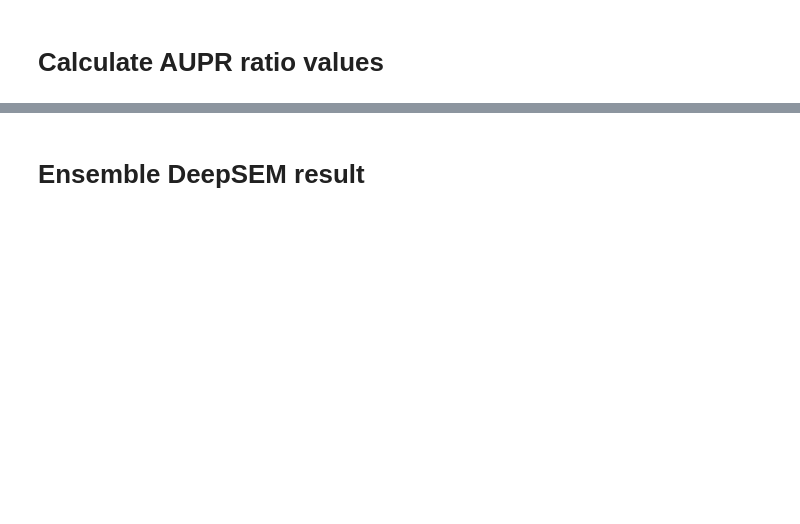
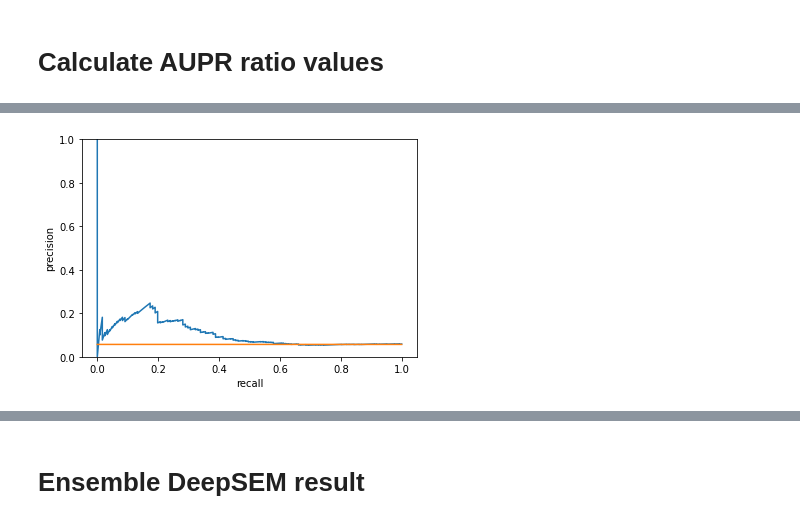
Before and after one commit to jelkhouryy/DeepSEM, a Jupyter notebook: tutorial/GRN_inference_tutorial.ipynb, the cells around one changed output, grey strips where cells are left out. Drawn from its saved outputs; the diff is of its cells as text; code cells hidden in the pictures; blank space fills up the shorter version.

```diff
--- a/tutorial/GRN_inference_tutorial.ipynb
+++ b/tutorial/GRN_inference_tutorial.ipynb
@@ -70,40 +105,58 @@ len(set(output[col1]+'|'+output[col2]) & label_set) / (len(label_set)**2/(len(TF
 # %% [markdown]
 # Calculate AUPR ratio values
 # %%
-from sklearn.metrics import average_precision_score, precision_recall_curve
-import numpy as np
-import pandas as pd
-output = pd.read_csv("out/GRN_inference_result.tsv",sep='\t')
-output['EdgeWeight'] = abs(output['EdgeWeight'])
-output = output.sort_values('EdgeWeight',ascending=False)
-label = pd.read_csv('../demo_data/GRN_inference/input/500_STRING_hESC/label.csv')
-#label = pd.read_csv("../demo_data/GRN_inference/input/500_ChIP-seq_hESC/label.csv")
-TFs = set(label['Gene1'])
-Genes = set(label['Gene1'])| set(label['Gene2'])
-print("number or target genes in output :", len(output['Target'].unique()))
-print("number or TFs in output :", len(output['TF'].unique()))
+def compute_prc(output, label):
+    output['EdgeWeight'] = abs(output['EdgeWeight'])
+    output = output.sort_values('EdgeWeight',ascending=False)
 
-output = output[output[col1].apply(lambda x: x in TFs)]
-output = output[output[col2].apply(lambda x: x in Genes)]
-label_set = set(label['Gene1']+'|'+label['Gene2'])
-preds,labels,randoms = [] ,[],[]
-res_d = {}
-l = []
-p= []
-for item in (output.to_dict('records')):
-        res_d[item[col1] + '|' + item[col2]] = item['EdgeWeight']
-for item in (set(label['Gene1'])):
-        for item2 in  set(label['Gene1'])| set(label['Gene2']):
-            if item+ '|' + item2 in label_set:
-                l.append(1)
-            else:
-                l.append(0)
-            if item + '|' + item2 in res_d:
-                p.append(res_d[item + '|' + item2])
-            else:
-                p.append(-1)
+    TFs = set(label['Gene1'])
+    Genes = set(label['Gene1'])| set(label['Gene2'])
+    #print("number or target genes in output :", len(output['Target'].unique()))
+    #print("number or TFs in output :", len(output['TF'].unique()))
+    col1 = "TF"
+    col2 = "Target"
+    output = output[output[col1].apply(lambda x: x in TFs)]
+    output = output[output[col2].apply(lambda x: x in Genes)]
+    label_set = set(label['Gene1']+'|'+label['Gene2'])
+    res_d = {}
+    l = []
+    p= []
+    for item in (output.to_dict('records')):
+            res_d[item[col1] + '|' + item[col2]] = item['EdgeWeight']
+    for item in (set(label['Gene1'])):
+            for item2 in  set(label['Gene1'])| set(label['Gene2']):
+                if item+ '|' + item2 in label_set:
+                    l.append(1)
+                else:
+                    l.append(0)
+                if item + '|' + item2 in res_d:
+                    p.append(res_d[item + '|' + item2])
+                else:
+                    p.append(-1)
+    score = average_precision_score(l,p)
+    precision, recall, thresholds = precision_recall_curve(l, p)
+    random_score = len(label)/len(TFs)/len(Genes)
+    return precision, recall, score, random_score
 
-print("AUPRC = ", average_precision_score(l,p))
-print(average_precision_score(l,p)/np.mean(l))
-precision, recall, thresholds = precision_recall_curve(l, p)
+
+label = pd.read_csv('../demo_data/GRN_inference/input/500_STRING_hESC/label2.csv', index_col = 0)
+# label = pd.read_csv("../demo_data/GRN_inference/input/500_ChIP-seq_hESC/label.csv")
+
+scores = []
+for i in range(1, 11):
+    output = pd.read_csv("out/run_{}/GRN_inference_result.tsv".format(i),sep='\t')
+    precision, recall, score, rd_score = compute_prc(output, label)
+    plt.plot(recall, precision)
+    plt.plot(recall, rd_score*np.ones_like(recall))
+    plt.xlabel("recall")
+    plt.ylabel("precision")
+    plt.ylim(0, 1)
+    plt.show()
+    scores.append(score)
+
+plt.boxplot(scores)
+plt.plot([0.9, 1.1], [rd_score, rd_score], label = 'random')
+plt.title("Distribution of AUPRC over 10 trials")
+plt.legend()
+plt.show()
 # %% [output]
@@ -113,0 +163 @@ AUPRC =  0.04627830024881518
+[figure, added]
```
Also changed, not shown: parts of 10 cells of this notebook, 4 other files.
